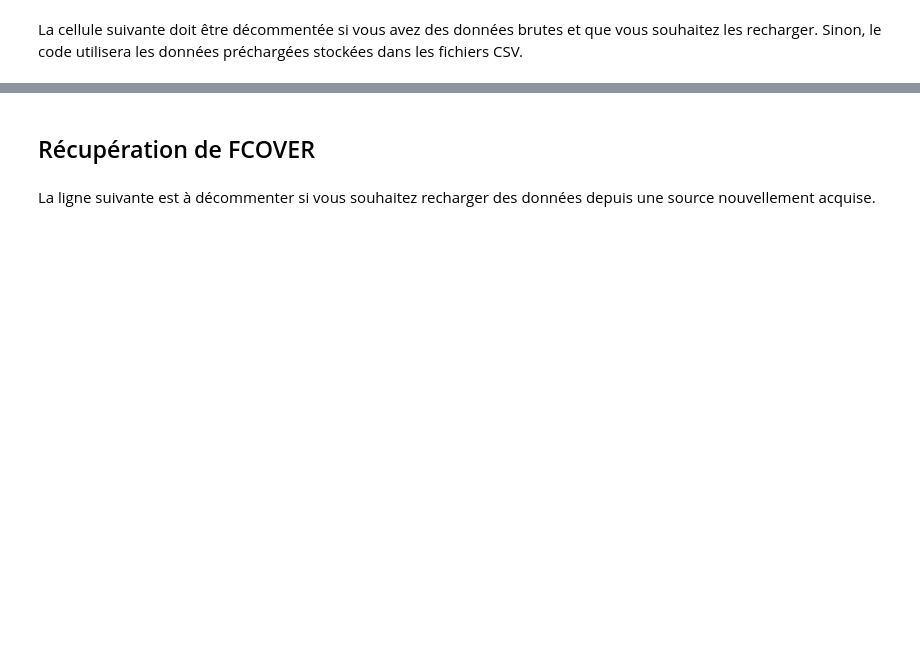
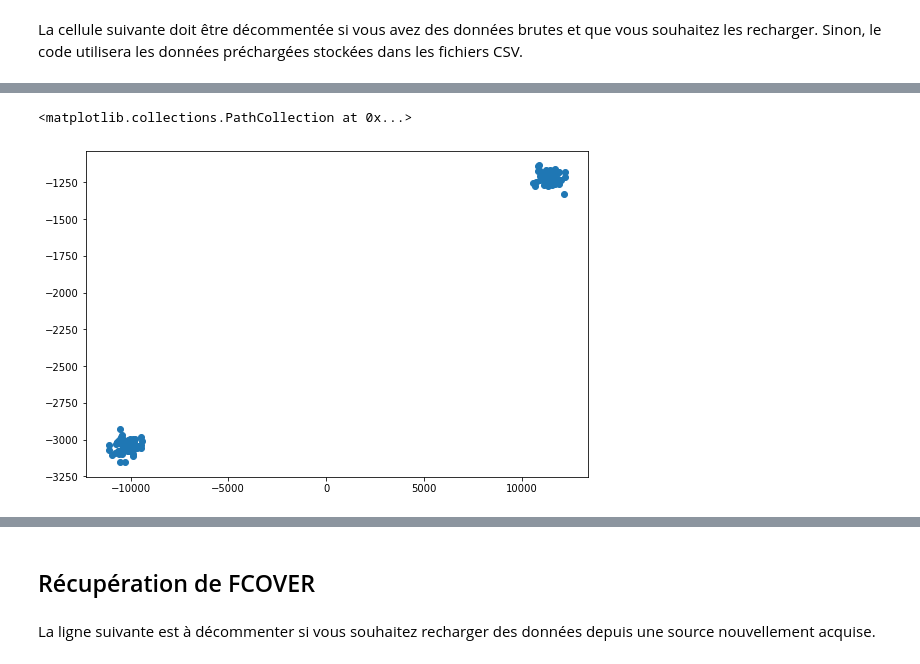
Before and after one commit to jee51/sentry, a Jupyter notebook: notebooks/TraceRVI.ipynb, the cells around one changed output, grey strips where cells are left out. Saved outputs shown, nothing was run; the diff lists cells and outputs as text; code cells hidden in the pictures; blank space fills up the shorter version.

```diff
--- a/notebooks/TraceRVI.ipynb
+++ b/notebooks/TraceRVI.ipynb
@@ -75,0 +87,10 @@ rvi = R['RVI']
+# %%
+# On affiche les clusters de (DX,DY) avec un peu de bruit.
+dx = R['DX'].copy()
+dx += np.random.randn(len(dx))*iqr(dx)/50
+dy = R['DY'].copy()
+dy += np.random.randn(len(dy))*iqr(dy)/50
+plt.scatter(dx,dy)
+# %% [output]
+<matplotlib.collections.PathCollection at 0x...>
+[figure, added]
```
Also changed, not shown: parts of 58 cells of this notebook, 59 other files.
